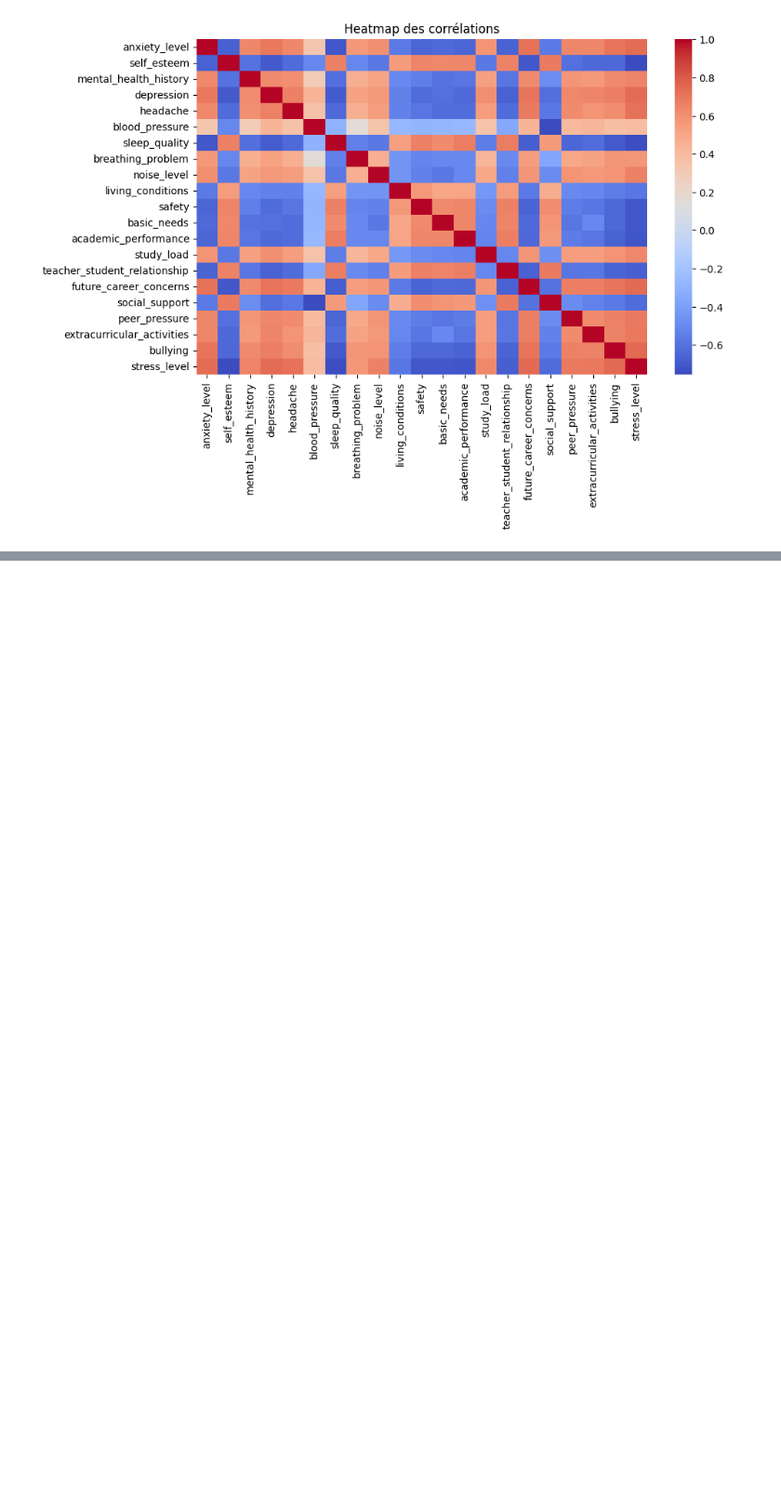
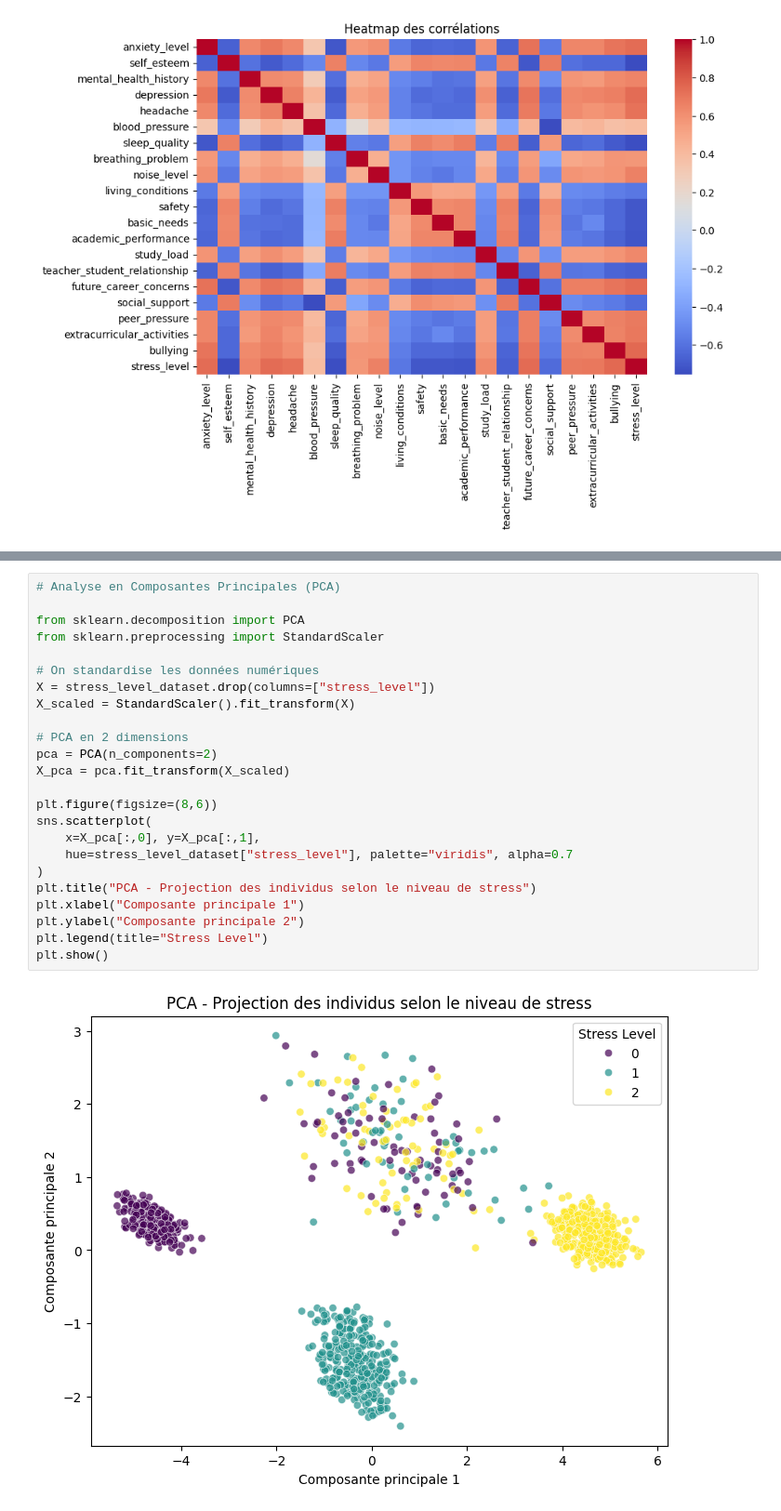
Before and after one commit to EthraDev/m1-rattrapages-blachon-thea, a Jupyter notebook: 02-python-pour-la-data/rendu_python_pour_data.ipynb, the cells around one changed output, grey strips where cells are left out. Shown: that part at 93% size. Drawn from its saved outputs; the diff is of its cells as text; blank space fills up the shorter version.

```diff
--- a/02-python-pour-la-data/rendu_python_pour_data.ipynb
+++ b/02-python-pour-la-data/rendu_python_pour_data.ipynb
@@ -117,0 +166,26 @@ plt.show()
+# %%
+# Analyse en Composantes Principales (PCA)
+
+from sklearn.decomposition import PCA
+from sklearn.preprocessing import StandardScaler
+
+# On standardise les données numériques
+X = stress_level_dataset.drop(columns=["stress_level"])
+X_scaled = StandardScaler().fit_transform(X)
+
+# PCA en 2 dimensions
+pca = PCA(n_components=2)
+X_pca = pca.fit_transform(X_scaled)
+
+plt.figure(figsize=(8,6))
+sns.scatterplot(
+    x=X_pca[:,0], y=X_pca[:,1],
+    hue=stress_level_dataset["stress_level"], palette="viridis", alpha=0.7
+)
+plt.title("PCA - Projection des individus selon le niveau de stress")
+plt.xlabel("Composante principale 1")
+plt.ylabel("Composante principale 2")
+plt.legend(title="Stress Level")
+plt.show()
+# %% [output]
+[figure, added]
```
Also changed, not shown: parts of 4 cells of this notebook.
